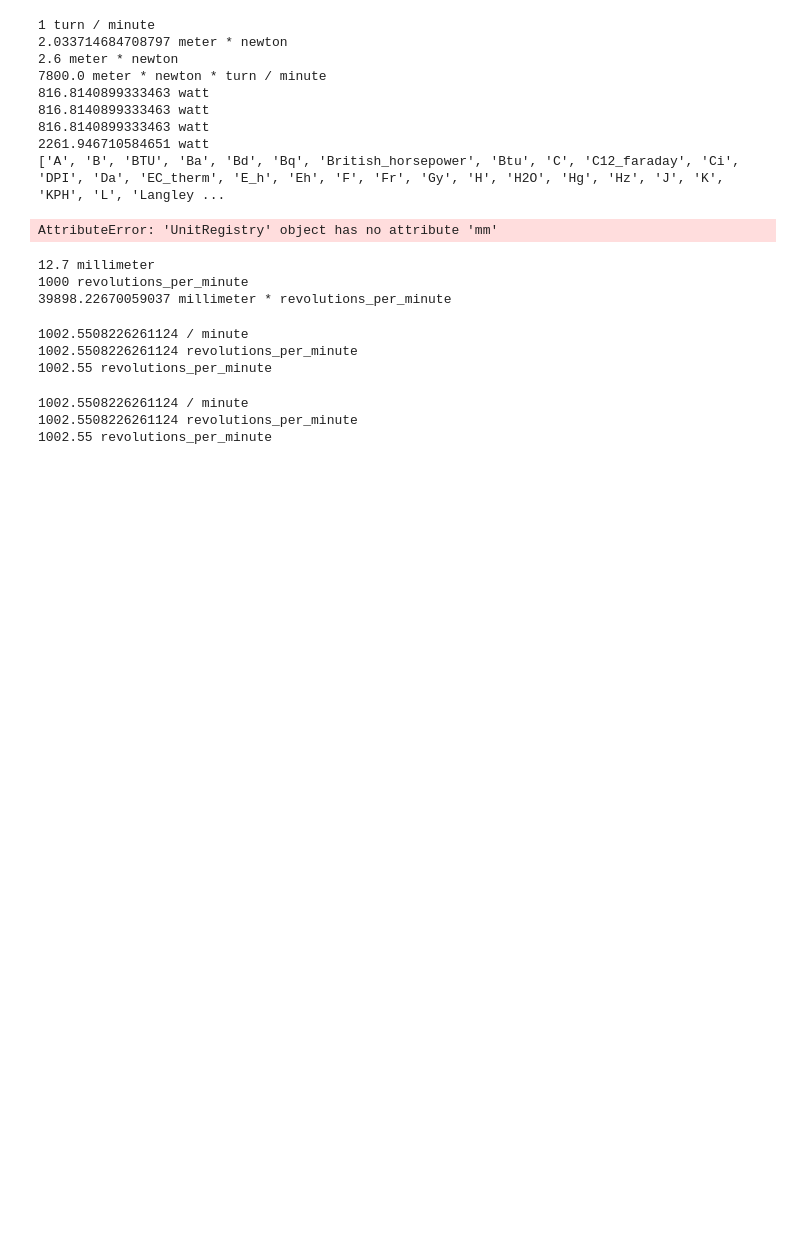
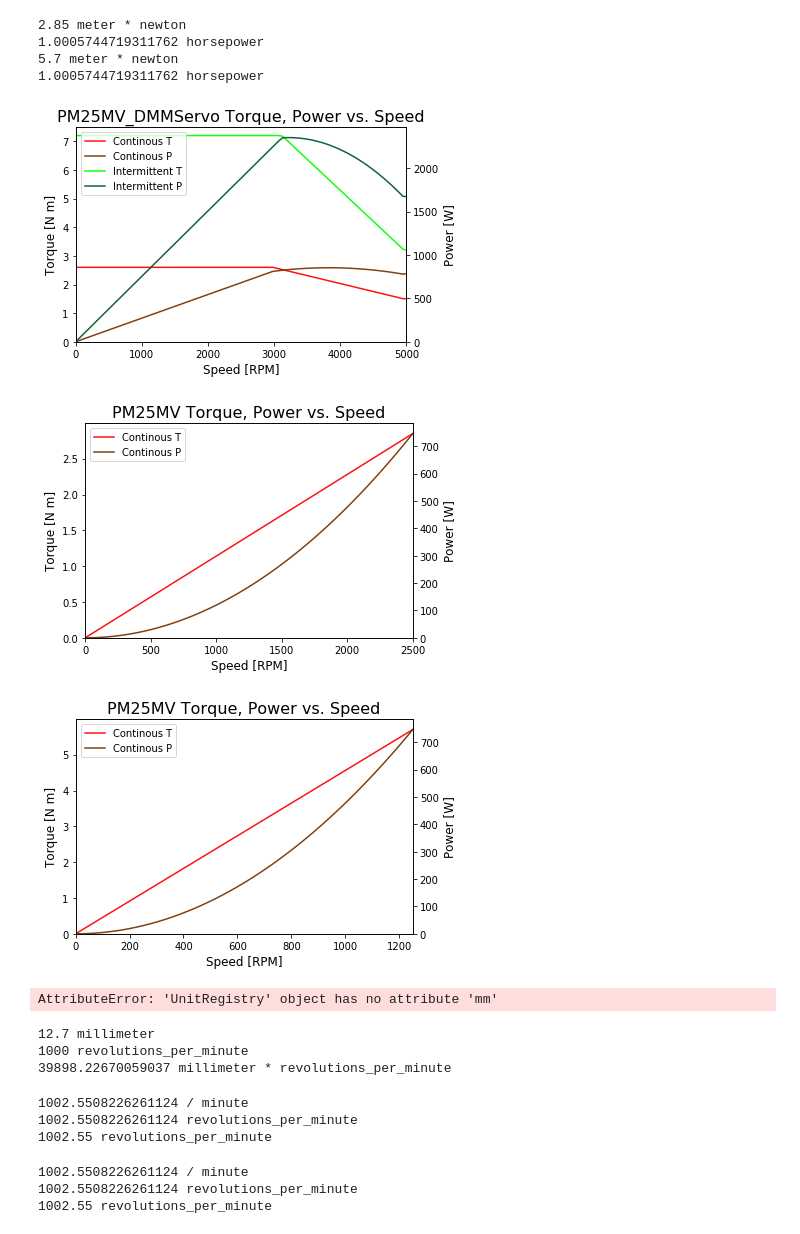
Before and after one commit to kentavv/pymachining, a Jupyter notebook: machining calculations.ipynb, the cells around one changed output. Drawn from its saved outputs; the diff is of its cells as text; code cells hidden in the pictures; blank space fills up the shorter version.

Commit message:
Added placeholder stock PM25, gearing, and torque-speed curves

```diff
--- a/machining calculations.ipynb
+++ b/machining calculations.ipynb
@@ -1,37 +1,50 @@
 # %%
 import pymachining as pm
 import importlib
 importlib.reload(pm)
 from pymachining import ureg
 
 # import pint
 # ureg = pint.UnitRegistry(auto_reduce_dimensions=True)
 
 # dir(ureg)
 # 1 * ureg.minutes
 
 
-print(1 * ureg.tpm)
+# print(1 * ureg.tpm)
 
-m = pm.MachinePM25_DMMServo()
-print(m.torque_continuous(4000 * (ureg.turn / ureg.min)))
-print(m.torque_continuous(3000 * ureg.tpm))
-print(m.torque_continuous(3000 * ureg.tpm) * (3000* ureg.tpm))
-print((m.torque_continuous(3000 * ureg.tpm) * (3000* ureg.tpm)).to('watt'))
-print(m.power_continuous(3000 * ureg.tpm).to('watt'))
-print(m.power_continuous(3000 * ureg.tpm))
-print(m.power_intermittent(3000 * ureg.tpm))
-print(dir(ureg))
+m = pm.MachinePM25MV_DMMServo()
+# print(m.torque_continuous(4000 * (ureg.turn / ureg.min)))
+# print(m.torque_continuous(3000 * ureg.tpm))
+# print(m.torque_continuous(3000 * ureg.tpm) * (3000* ureg.tpm))
+# print((m.torque_continuous(3000 * ureg.tpm) * (3000* ureg.tpm)).to('watt'))
+# print(m.power_continuous(3000 * ureg.tpm).to('watt'))
+# print(m.power_continuous(3000 * ureg.tpm))
+# print(m.power_intermittent(3000 * ureg.tpm))
+# print(dir(ureg))
+
+m2 = pm.MachinePM25MV()
+m2.set_gear_ratio(1)
+print(m2.torque_continuous(2500))
+print(m2.power_continuous(2500).to('hp'))
+
+m2.set_gear_ratio(2)
+print(m2.torque_continuous(1250))
+print(m2.power_continuous(1250).to('hp'))
+
+m.plot_torque_speed_curve()
+m2.set_gear_ratio(1)
+m2.plot_torque_speed_curve()
+m2.set_gear_ratio(2)
+m2.plot_torque_speed_curve()
 # %% [output]
-1 turn / minute
-2.033714684708797 meter * newton
-2.6 meter * newton
-7800.0 meter * newton * turn / minute
-816.8140899333463 watt
-816.8140899333463 watt
-816.8140899333463 watt
-2261.946710584651 watt
-['A', 'B', 'BTU', 'Ba', 'Bd', 'Bq', 'British_horsepower', 'Btu', 'C', 'C12_faraday', 'Ci', 'DPI', 'Da', 'EC_therm', 'E_h', 'Eh', 'F', 'Fr', 'Gy', 'H', 'H2O', 'Hg', 'Hz', 'J', 'K', 'KPH', 'L', 'Langley ...
+2.85 meter * newton
+1.0005744719311762 horsepower
+5.7 meter * newton
+1.0005744719311762 horsepower
+[figure, added]
+[figure, added]
+[figure, added]
 # %%
 cutter_diameter = 12.7 * ureg.mm
 rpm = 1000 * ureg.revolutions_per_minute
```
Also changed, not shown: 1 other file.
